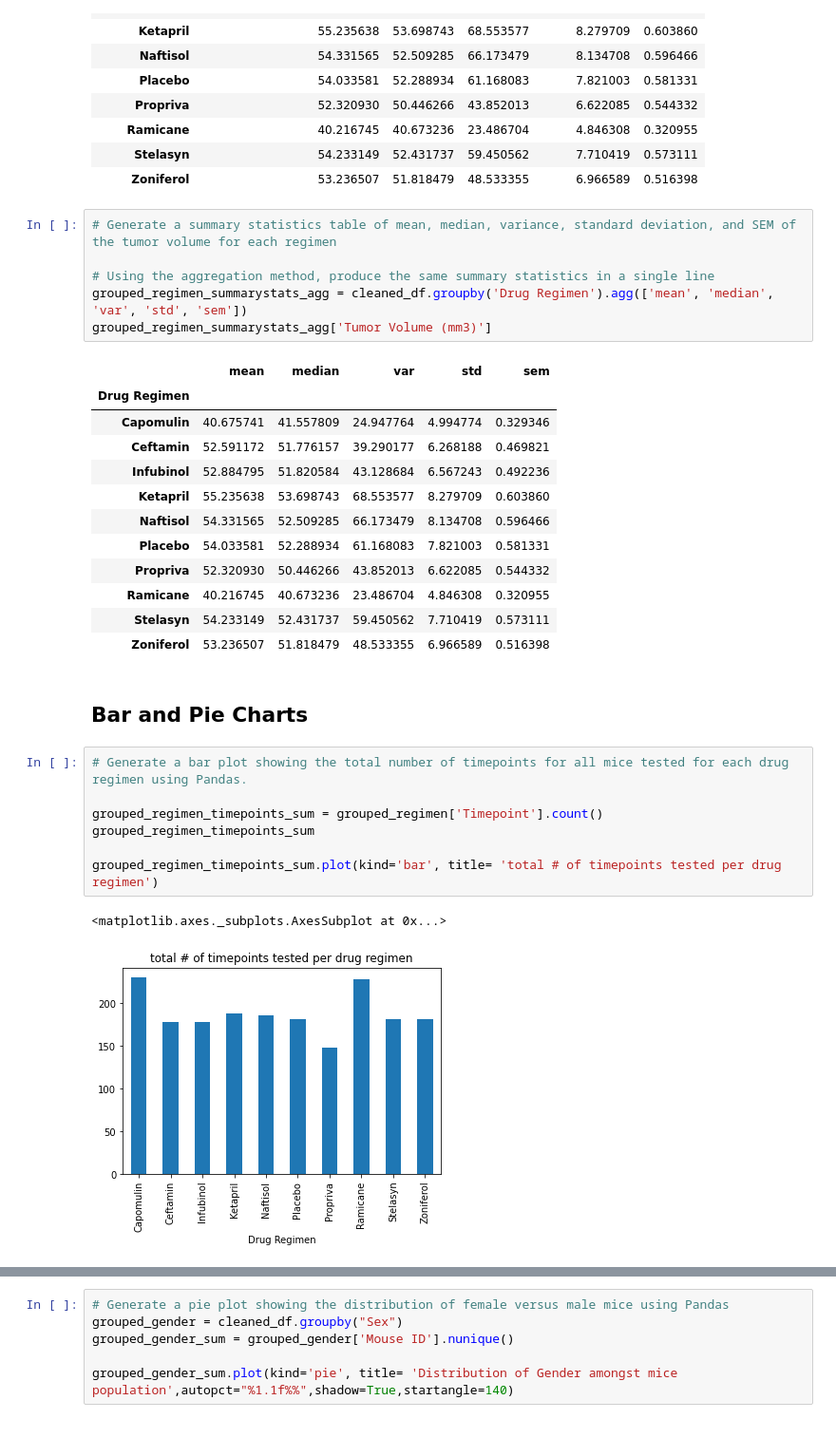
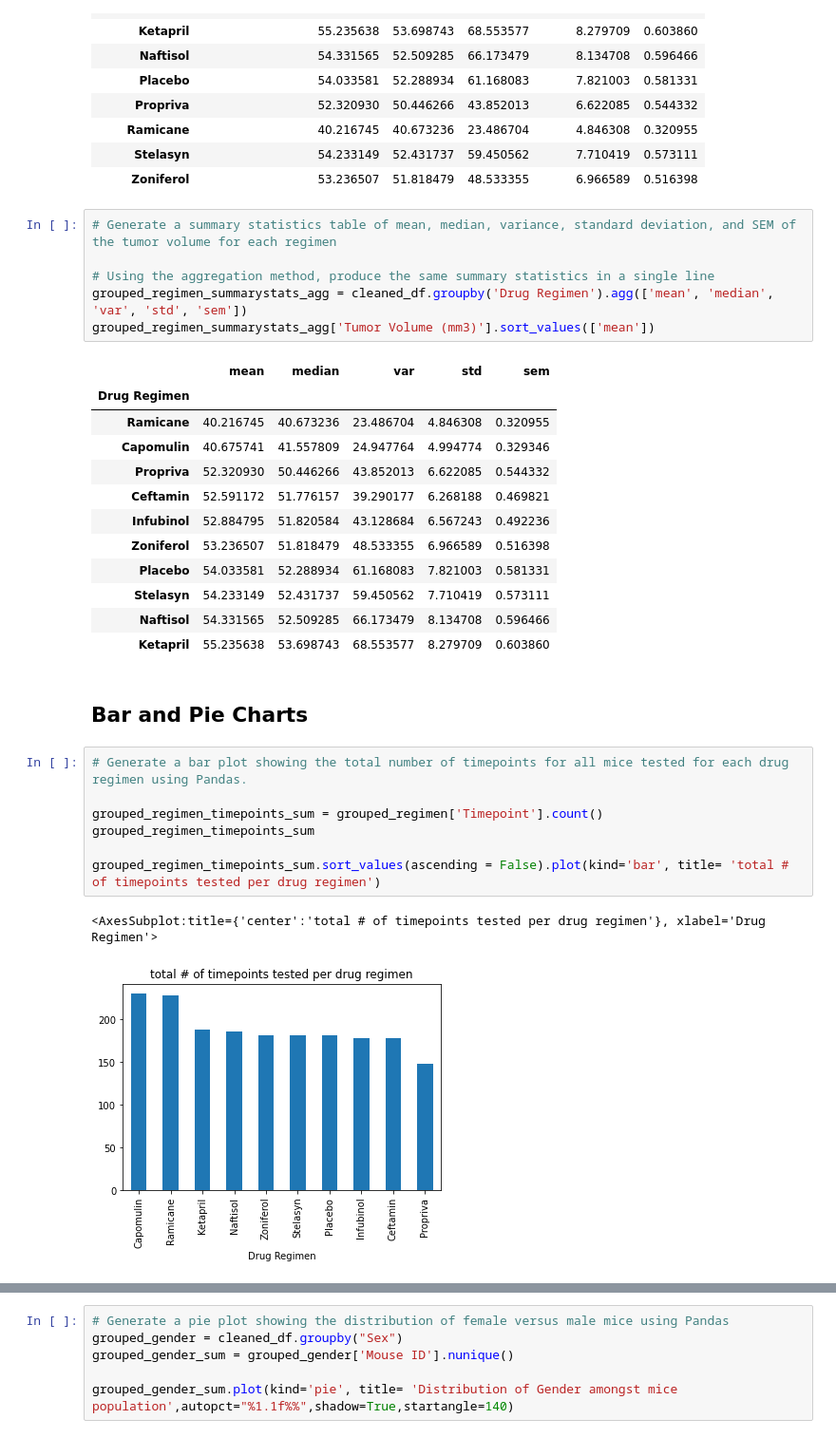
Before and after one commit to dmtiblin/Matplotlib-Scipy-Stats-Challenge, a Jupyter notebook: pymaceuticals_script.ipynb, the cells around one changed output, grey strips where cells are left out. Shown at 95% size. Drawn from its saved outputs; the diff is of its cells as text.

```diff
--- a/pymaceuticals_script.ipynb
+++ b/pymaceuticals_script.ipynb
@@ -154,32 +154,32 @@ grouped_regimen_summarystats_df
 
 # Using the aggregation method, produce the same summary statistics in a single line
 grouped_regimen_summarystats_agg = cleaned_df.groupby('Drug Regimen').agg(['mean', 'median', 'var', 'std', 'sem'])
-grouped_regimen_summarystats_agg['Tumor Volume (mm3)']
+grouped_regimen_summarystats_agg['Tumor Volume (mm3)'].sort_values(['mean'])
 # %% [output]
 |  | mean | median | var | std | sem |
 | Drug Regimen |  |  |  |  |  |
+| Ramicane | 40.216745 | 40.673236 | 23.486704 | 4.846308 | 0.320955 |
 | Capomulin | 40.675741 | 41.557809 | 24.947764 | 4.994774 | 0.329346 |
+| Propriva | 52.320930 | 50.446266 | 43.852013 | 6.622085 | 0.544332 |
 | Ceftamin | 52.591172 | 51.776157 | 39.290177 | 6.268188 | 0.469821 |
 | Infubinol | 52.884795 | 51.820584 | 43.128684 | 6.567243 | 0.492236 |
+| Zoniferol | 53.236507 | 51.818479 | 48.533355 | 6.966589 | 0.516398 |
+| Placebo | 54.033581 | 52.288934 | 61.168083 | 7.821003 | 0.581331 |
+| Stelasyn | 54.233149 | 52.431737 | 59.450562 | 7.710419 | 0.573111 |
+| Naftisol | 54.331565 | 52.509285 | 66.173479 | 8.134708 | 0.596466 |
 | Ketapril | 55.235638 | 53.698743 | 68.553577 | 8.279709 | 0.603860 |
-| Naftisol | 54.331565 | 52.509285 | 66.173479 | 8.134708 | 0.596466 |
-| Placebo | 54.033581 | 52.288934 | 61.168083 | 7.821003 | 0.581331 |
-| Propriva | 52.320930 | 50.446266 | 43.852013 | 6.622085 | 0.544332 |
-| Ramicane | 40.216745 | 40.673236 | 23.486704 | 4.846308 | 0.320955 |
-| Stelasyn | 54.233149 | 52.431737 | 59.450562 | 7.710419 | 0.573111 |
-| Zoniferol | 53.236507 | 51.818479 | 48.533355 | 6.966589 | 0.516398 |
 # %% [markdown]
 ## Bar and Pie Charts
 # %%
 # Generate a bar plot showing the total number of timepoints for all mice tested for each drug regimen using Pandas.
 
 grouped_regimen_timepoints_sum = grouped_regimen['Timepoint'].count()
 grouped_regimen_timepoints_sum
 
-grouped_regimen_timepoints_sum.plot(kind='bar', title= 'total # of timepoints tested per drug regimen')
+grouped_regimen_timepoints_sum.sort_values(ascending = False).plot(kind='bar', title= 'total # of timepoints tested per drug regimen')
 # %% [output]
-<matplotlib.axes._subplots.AxesSubplot at 0x...>
+<AxesSubplot:title={'center':'total # of timepoints tested per drug regimen'}, xlabel='Drug Regimen'>
-[figure, old version]
+[figure, new version]
 # %%
 # Generate a bar plot showing the total number of timepoints for all mice tested for each drug regimen using pyplot.
 drug_regimen= []
```
Also changed, not shown: parts of 3 cells of this notebook, 3 other files.
